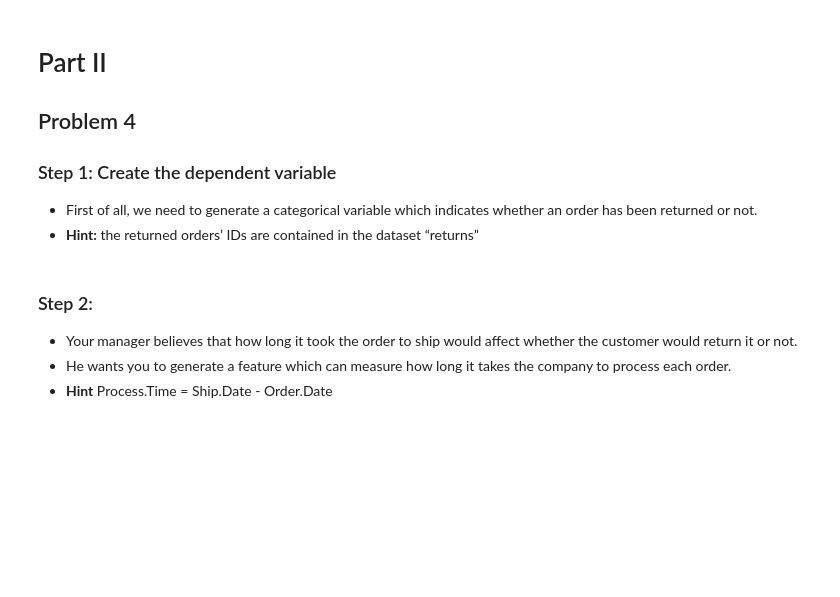
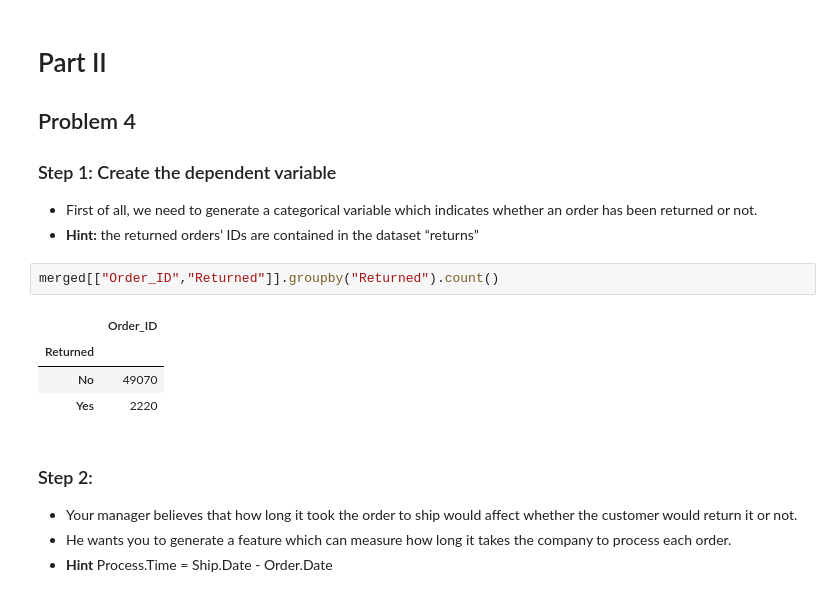
Before and after one commit to lejulie/NYCDSA-MST-ML-Lab-1, a Jupyter notebook: julie_levine/ml_lab_1_part_1.ipynb, the cells around one changed output. Saved outputs shown, nothing was run; the diff lists cells and outputs as text; blank space fills up the shorter version.

```diff
--- a/julie_levine/ml_lab_1_part_1.ipynb
+++ b/julie_levine/ml_lab_1_part_1.ipynb
@@ -368,6 +372,13 @@ g3_4_super.set_xticklabels(rotation=90, labels = p3_4_super.index)
 
 * First of all, we need to generate a categorical variable which indicates whether an order has been returned or not.
 * **Hint:** the returned orders’ IDs are contained in the dataset “returns”
+# %%
+merged[["Order_ID","Returned"]].groupby("Returned").count()
+# %% [output]
+|  | Order_ID |
+| Returned |  |
+| No | 49070 |
+| Yes | 2220 |
 # %% [markdown]
 ### Step 2:
 * Your manager believes that how long it took the order to ship would affect whether the customer would return it or not.
```
Also changed, not shown: parts of 14 cells of this notebook.
